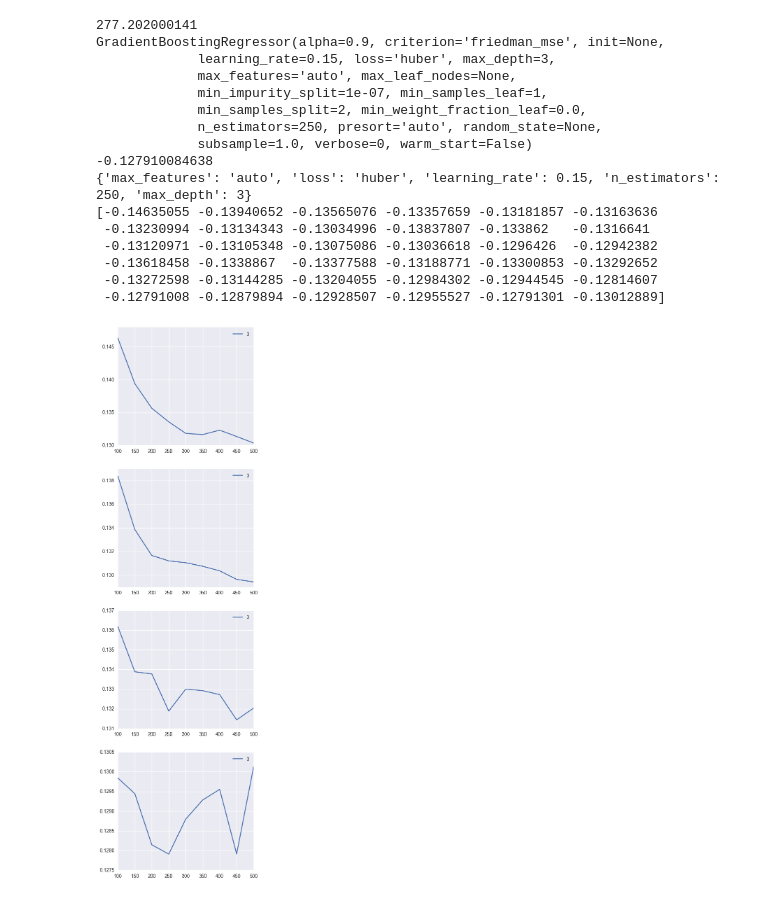
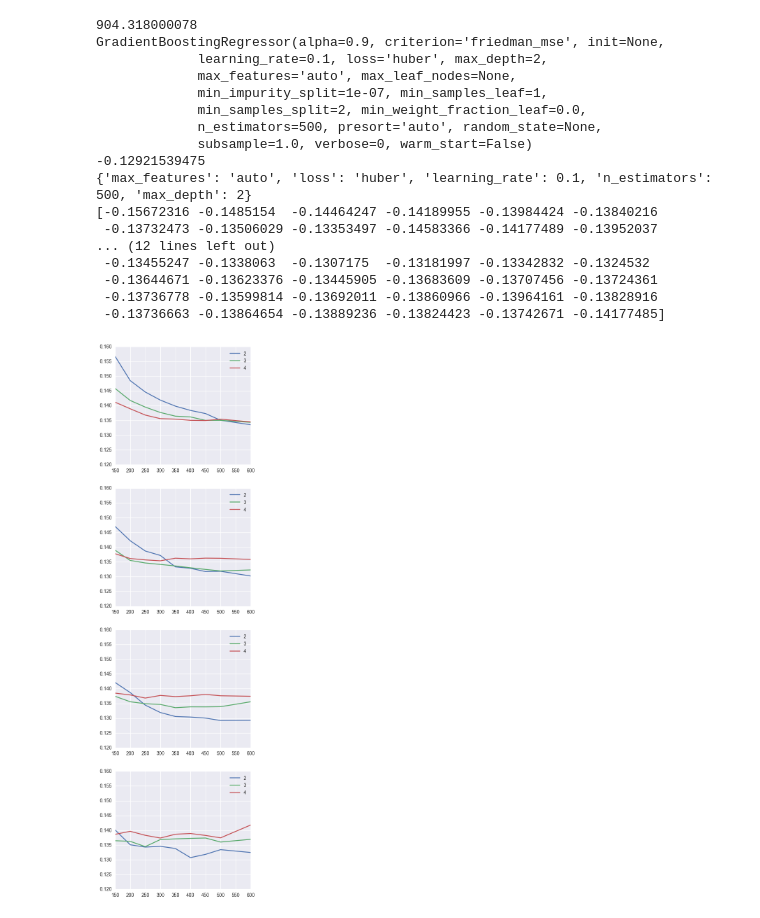
Before and after one commit to kctobin/207, a Jupyter notebook: RealEstateFinal - Models.ipynb, the cells around one changed output. Drawn from its saved outputs; the diff is of its cells as text; code cells hidden in the pictures.

```diff
--- a/RealEstateFinal - Models.ipynb
+++ b/RealEstateFinal - Models.ipynb
@@ -55,14 +55,10 @@ train = pd.read_csv('data/train_fe.csv',delimiter=',',header=0,dtype=colTypesDic
 train_labels = train["SalePrice"].copy()
 train_labels = np.log(train["SalePrice"])
 train = train.drop( ["SalePrice"], axis=1 )
-train = train.drop(["Id"], axis=1 )
 train = pd.get_dummies(train, columns = train.select_dtypes(include=['category']).columns)
-train = train.drop( ["LotFrontage", "GarageYrBlt"], axis=1 )
 train_split, dev, train_split_labels, dev_labels = train_test_split(train,train_labels, test_size = .2)
 test = pd.read_csv('data/test_fe.csv',delimiter=',',header=0)
-test = test.drop(["Id"], axis=1 )
 test = pd.get_dummies(test, columns = test.select_dtypes(include=['category']).columns)
-test = test.drop( ["LotFrontage", "GarageYrBlt"], axis=1 )
 
 def simple_rmse(model, X, Y):
     y_pred = model.predict(X)
@@ -201,6 +200,6 @@ standard deviation: 0.1451
 # %%
 ##GradientBoostingRegressor
-est = [200,250,300,350,400]
+est = [200,250,300,350,400, 450, 500]
 md = [2,3]
 lr = [.05, .075, .1, .15]
 start = time.time()
@@ -223,6 +222,7 @@ for b,val2 in enumerate(lr):
     for a,val in enumerate(md):
         axarr[b].plot(est,-gs3.cv_results_['mean_test_score'][(len(est)*a)+(len(est)*len(md))*b:(len(est)*(a+1))+(len(est)*len(md))*b], label=val)
         axarr[b].legend()
+        axarr[b].set_ylim((.12,.16))
 
 f.set_figheight(5 * len(lr))
 f.set_figwidth(5)
@@ -256,6 +259,6 @@ standard deviation: 0.1225
 # %%
 ##GradientBoostingRegressor
-est = [200,250,300,350,400]
+est = [200,250,300,350,400, 450, 500]
 md = [3,4,5]
 lr = [.05, .075, .1, .15,.2]
 start = time.time()
@@ -278,6 +281,7 @@ for b,val2 in enumerate(lr):
     for a,val in enumerate(md):
         axarr[b].plot(est,-gs3b.cv_results_['mean_test_score'][(len(est)*a)+(len(est)*len(md))*b:(len(est)*(a+1))+(len(est)*len(md))*b], label=val)
         axarr[b].legend()
+        axarr[b].set_ylim((.12,.16))
 
 f.set_figheight(5 * len(lr))
 f.set_figwidth(5)
@@ -311,50 +315,52 @@ standard deviation: 0.1273
 # %%
 ##GradientBoostingRegressor
-est = [100,150,200,250,300,350,400, 450, 500]
-md = [3]
+est = [150,200,250,300,350,400, 450, 500,600]
+md = [2,3,4]
 lr = [.05, .075, .1, .15]
 start = time.time()
 gbr_params = {"n_estimators": est,
              "max_features": ["auto"],
              "max_depth": md,
              "learning_rate": lr,
              "loss": ["huber"]}#,"ls", "lad", "huber"]}
 gs3c = GridSearchCV(gbr_model, gbr_params, scoring = simple_rmse)
 gs3c.fit(x,y)
 end = time.time()
 print end-start
 print gs3c.best_estimator_
 print gs3c.best_score_
 print gs3c.best_params_
 print gs3c.cv_results_['mean_test_score']
 
 f, axarr = plt.subplots(len(lr))
 for b,val2 in enumerate(lr):
     for a,val in enumerate(md):
         axarr[b].plot(est,-gs3c.cv_results_['mean_test_score'][(len(est)*a)+(len(est)*len(md))*b:(len(est)*(a+1))+(len(est)*len(md))*b], label=val)
         axarr[b].legend()
+        axarr[b].set_ylim((.12,.16))
 
 f.set_figheight(5 * len(lr))
 f.set_figwidth(5)
 f.show;
 # %% [output]
-277.202000141
+904.318000078
 GradientBoostingRegressor(alpha=0.9, criterion='friedman_mse', init=None,
-             learning_rate=0.15, loss='huber', max_depth=3,
+             learning_rate=0.1, loss='huber', max_depth=2,
              max_features='auto', max_leaf_nodes=None,
              min_impurity_split=1e-07, min_samples_leaf=1,
              min_samples_split=2, min_weight_fraction_leaf=0.0,
-             n_estimators=250, presort='auto', random_state=None,
+             n_estimators=500, presort='auto', random_state=None,
              subsample=1.0, verbose=0, warm_start=False)
--0.127910084638
-{'max_features': 'auto', 'loss': 'huber', 'learning_rate': 0.15, 'n_estimators': 250, 'max_depth': 3}
-[-0.14635055 -0.13940652 -0.13565076 -0.13357659 -0.13181857 -0.13163636
- -0.13230994 -0.13134343 -0.13034996 -0.13837807 -0.133862   -0.1316641
- -0.13120971 -0.13105348 -0.13075086 -0.13036618 -0.1296426  -0.12942382
- -0.13618458 -0.1338867  -0.13377588 -0.13188771 -0.13300853 -0.13292652
- -0.13272598 -0.13144285 -0.13204055 -0.12984302 -0.12944545 -0.12814607
- -0.12791008 -0.12879894 -0.12928507 -0.12955527 -0.12791301 -0.13012889]
+-0.12921539475
+{'max_features': 'auto', 'loss': 'huber', 'learning_rate': 0.1, 'n_estimators': 500, 'max_depth': 2}
+[-0.15672316 -0.1485154  -0.14464247 -0.14189955 -0.13984424 -0.13840216
+ -0.13732473 -0.13506029 -0.13353497 -0.14583366 -0.14177489 -0.13952037
+... (12 lines left out)
+ -0.13455247 -0.1338063  -0.1307175  -0.13181997 -0.13342832 -0.1324532
+ -0.13644671 -0.13623376 -0.13445905 -0.13683609 -0.13707456 -0.13724361
+ -0.13736778 -0.13599814 -0.13692011 -0.13860966 -0.13964161 -0.13828916
+ -0.13736663 -0.13864654 -0.13889236 -0.13824423 -0.13742671 -0.14177485]
-[figure, old version]
+[figure, new version]
 # %%
 huber_gbr_best = GBR(n_estimators =gs3c.best_params_['n_estimators'],max_features =gs3c.best_params_['max_features'], max_depth =gs3c.best_params_['max_depth'], learning_rate =gs3c.best_params_['learning_rate'], loss=gs3c.best_params_['loss'])
 plot_it(huber_gbr_best)
```
Also changed, not shown: parts of 35 cells of this notebook.
